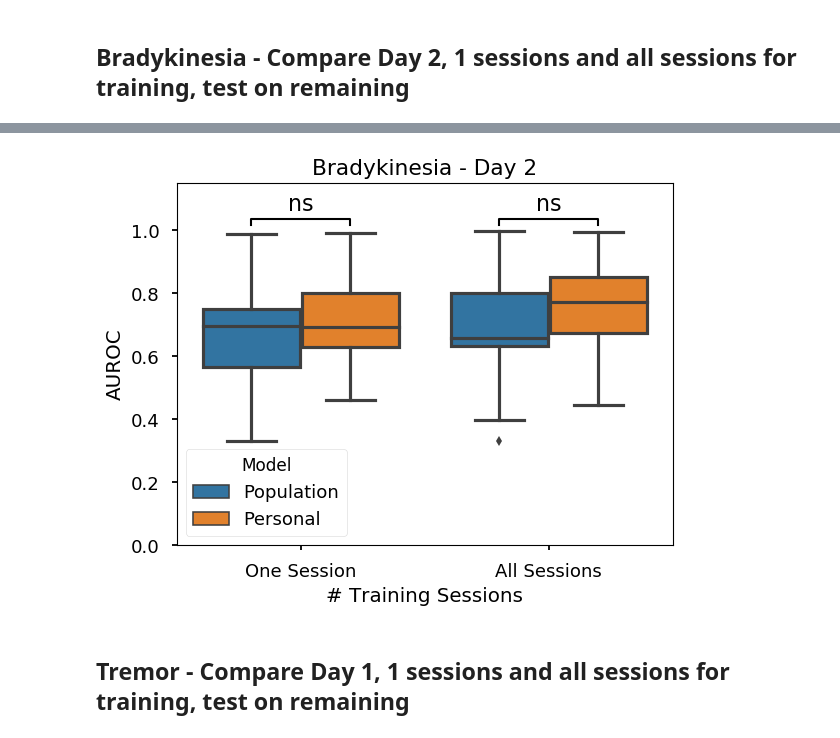
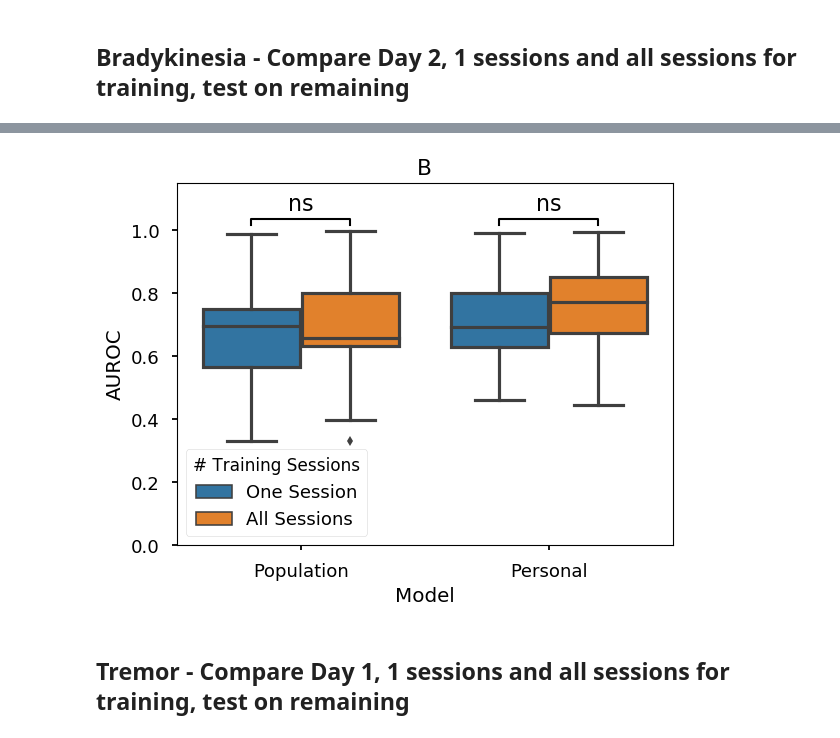
Before and after one commit to nshawen/CIS_PD, a Jupyter notebook: PaperAnalysis.ipynb, the cells around one changed output, grey strips where cells are left out. Cells and saved outputs as stored; diff of their text form; code cells hidden in the pictures.

```diff
--- a/PaperAnalysis.ipynb
+++ b/PaperAnalysis.ipynb
@@ -1701,32 +1687,32 @@ All Sessions Mean Improvement: 0.055891
 # %%
-g1 = np.shape(global_one)[0]*['One Session']
-g2 = np.shape(global_all)[0]*['All Sessions']
-df = pd.DataFrame.from_dict({'# Training Sessions':(g1 + g2),'Population':(list(global_one) + list(global_all)),
-                             'Personal':(list(person_one) + list(person_all))})
-df_new = pd.melt(df,id_vars=['# Training Sessions'],value_vars=['Population','Personal'],var_name=['Model'])
+g1 = np.shape(global_one)[0]*['Population']
+g2 = np.shape(person_one)[0]*['Personal']
+df = pd.DataFrame.from_dict({'Model':(g1 + g2),'One Session':(list(global_one) + list(person_one)),
+                             'All Sessions':(list(global_all) + list(person_all))})
+df_new = pd.melt(df,id_vars=['Model'],value_vars=['One Session','All Sessions'],var_name=['# Training Sessions'])
 
 figure = plt.figure()
 figure.set_dpi(100)
 figure.set_size_inches(6.4,4.8)
-ax = sns.boxplot(x='# Training Sessions',y='value',data=df_new,hue='Model');
+ax = sns.boxplot(x='Model',y='value',data=df_new,hue='# Training Sessions');
 plt.ylabel('AUROC');
-plt.title('Bradykinesia - Day 2');
+plt.title('B');
 plt.ylim(0,1.15);
 
 x1,x2 = -0.2,0.2
 y, h, col = df_new['value'].max() + 0.02, 0.02, 'k'
 plt.plot([x1, x1, x2, x2], [y, y+h, y+h, y], lw=1.5, c=col)
 plt.text((x1+x2)*.5, y+h+0.01, "ns", ha='center', va='bottom', color=col,fontsize=16);
 
 x3,x4 = 0.8,1.2
 y, h, col = df_new['value'].max() + 0.02, 0.02, 'k'
 plt.plot([x3, x3, x4, x4], [y, y+h, y+h, y], lw=1.5, c=col)
 plt.text((x3+x4)*.5, y+h+0.01, "ns", ha='center', va='bottom', color=col,fontsize=16);
 
 plt.savefig(os.path.join(results_path,'Bradykinesia Day 2 Comparison.tiff'),format='tiff',dpi=1000)
 plt.savefig(os.path.join(results_path,'Bradykinesia Day 2 Comparison.png'),format='png',dpi=1000)
 # %% [output]
-[figure, old version]
+[figure, new version]
 # %% [markdown]
 ## Tremor - Compare Day 1, 1 sessions and all sessions for training, test on remaining
 # %%
```
Also changed, not shown: parts of 9 cells of this notebook.
